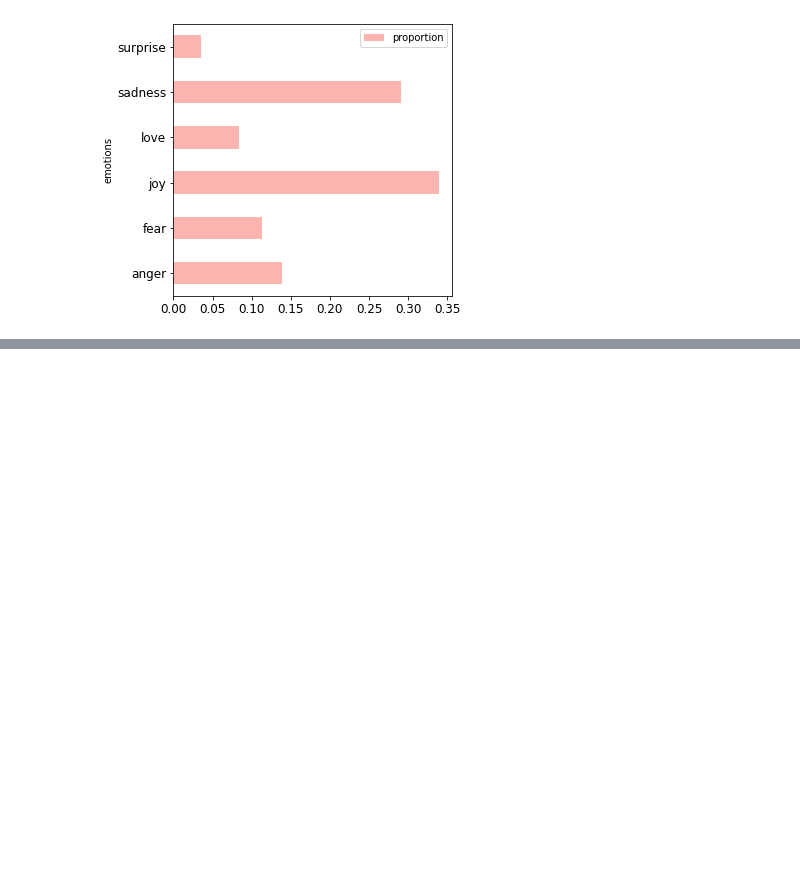
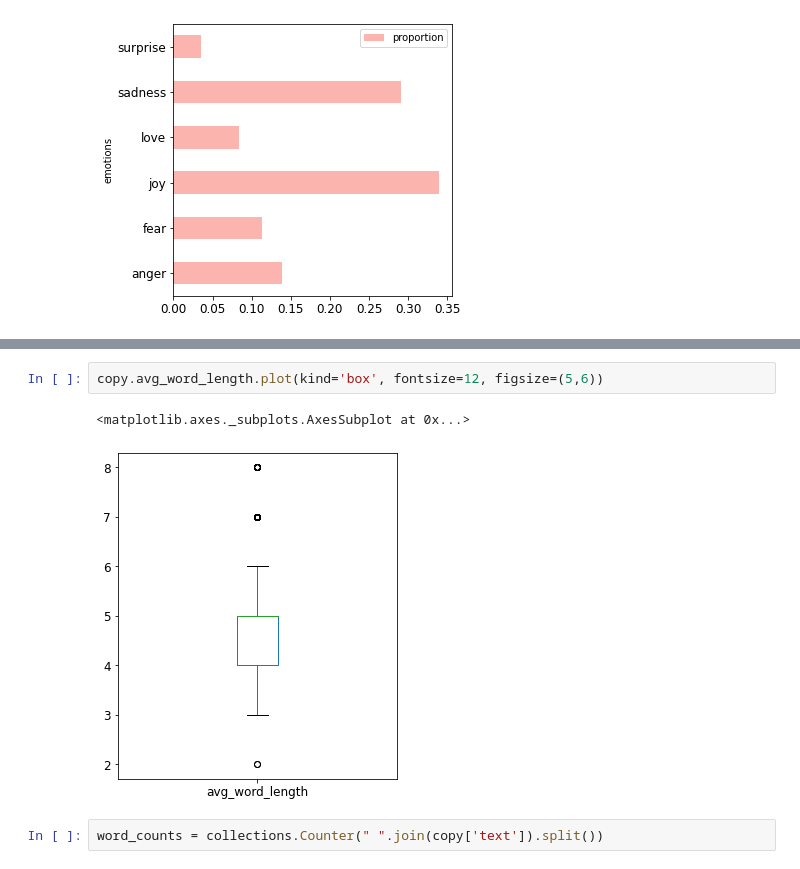
Before and after one commit to ppkgtmm/emotion, a Jupyter notebook: emo_EDA.ipynb, the cells around one changed output, grey strips where cells are left out. Cells and saved outputs as stored; diff of their text form; blank space fills up the shorter version.

```diff
--- a/emo_EDA.ipynb
+++ b/emo_EDA.ipynb
@@ -57,0 +110,7 @@ target_dist.plot(x='emotions', y='proportion', kind='barh', rot=0, \
+# %%
+copy.avg_word_length.plot(kind='box', fontsize=12, figsize=(5,6))
+# %% [output]
+<matplotlib.axes._subplots.AxesSubplot at 0x...>
+[figure, added]
+# %%
+word_counts = collections.Counter(" ".join(copy['text']).split())
```
Also changed, not shown: parts of 15 cells of this notebook.
